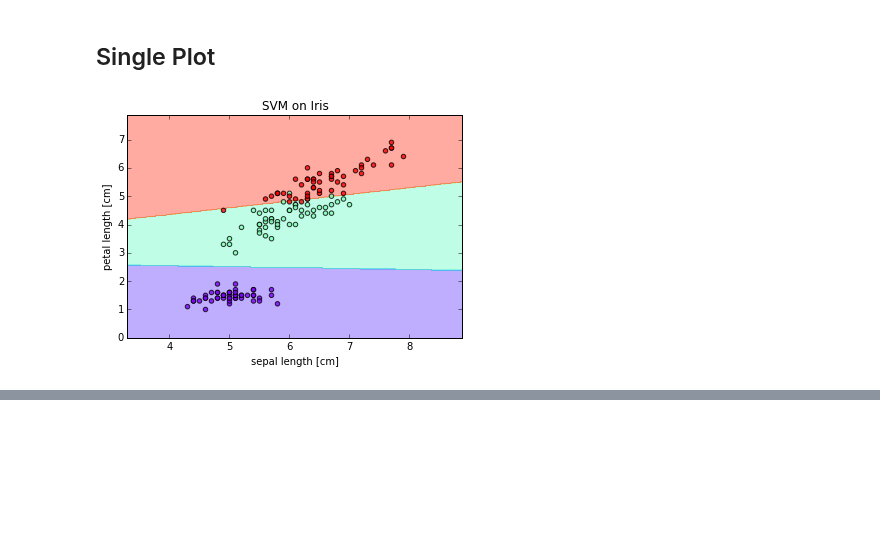
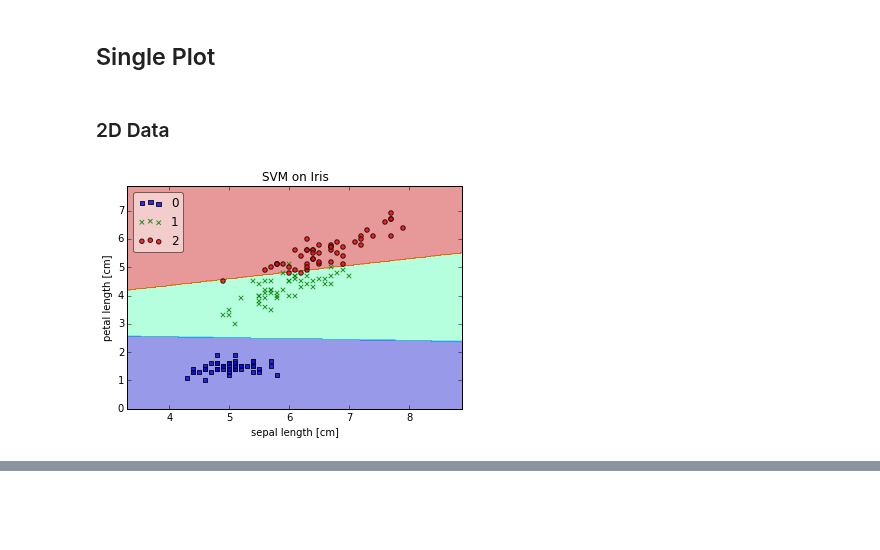
Before and after one commit to rasbt/mlxtend, a Jupyter notebook: docs/examples/matplotlib_decision_regions.ipynb, the cells around one changed output, grey strips where cells are left out. Drawn from its saved outputs; the diff is of its cells as text; code cells hidden in the pictures; blank space fills up the shorter version.

```diff
--- a/docs/examples/matplotlib_decision_regions.ipynb
+++ b/docs/examples/matplotlib_decision_regions.ipynb
@@ -25,28 +25,30 @@ mlxtend.__version__
 ## Single Plot
 # %%
 %matplotlib inline
+# %% [markdown]
+### 2D Data
 # %%
 from mlxtend.matplotlib import plot_decision_regions
 import matplotlib.pyplot as plt
 from sklearn import datasets
 from sklearn.svm import SVC
 
 # Loading some example data
 iris = datasets.load_iris()
 X = iris.data[:, [0,2]]
 y = iris.target
 
 # Training a classifier
 svm = SVC(C=0.5, kernel='linear')
 svm.fit(X,y)
 
 # Plotting decision regions
-plot_decision_regions(X, y, clf=svm, res=0.02)
+plot_decision_regions(X, y, clf=svm, res=0.02, legend=2)
 
 # Adding axes annotations
 plt.xlabel('sepal length [cm]')
 plt.ylabel('petal length [cm]')
 plt.title('SVM on Iris')
 plt.show()
 # %% [output]
-[figure, old version]
+[figure, new version]
```
Also changed, not shown: parts of 4 cells of this notebook, 8 other files.
